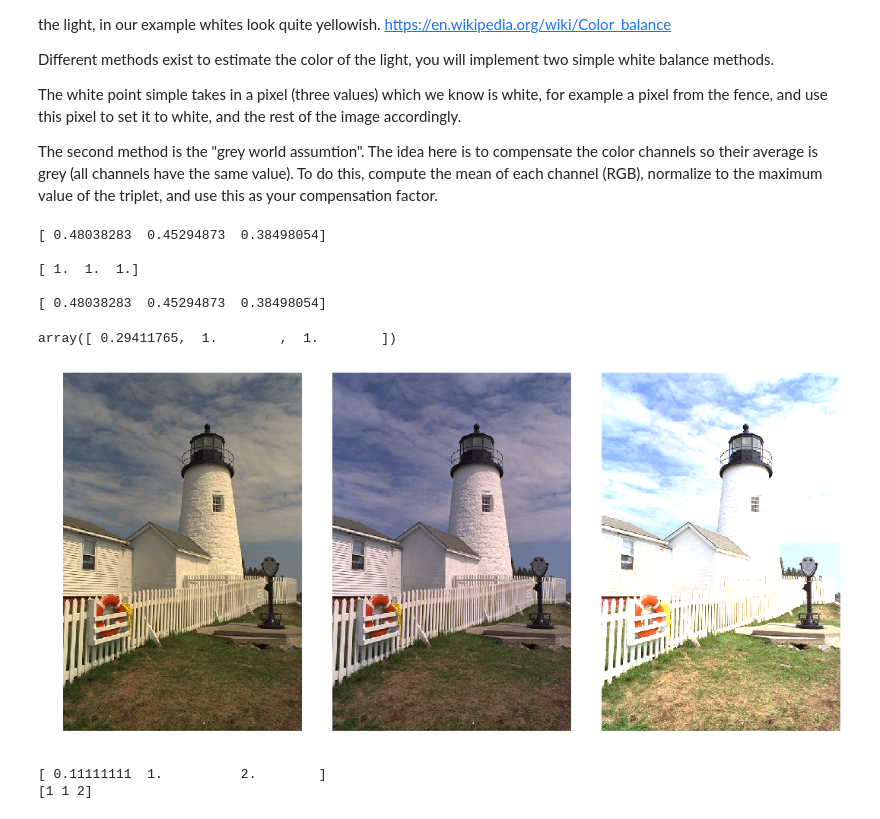
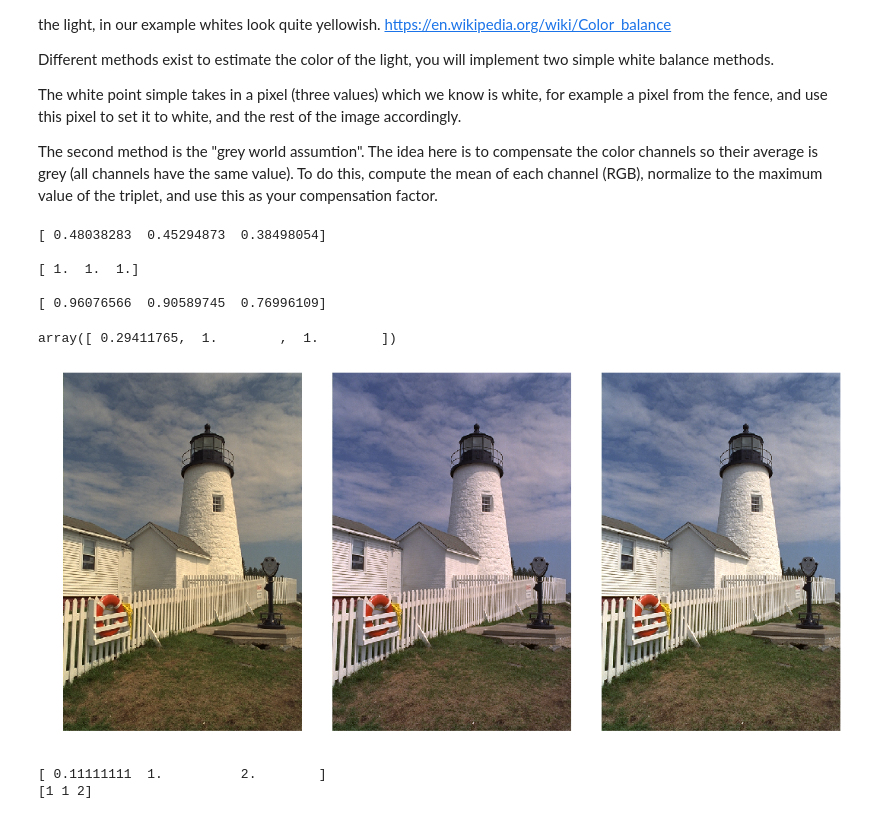
Before and after one commit to iCarrrot/CmpPh, a Jupyter notebook: Lab1/Lab 1.ipynb, the cells around one changed output. Cells and saved outputs as stored; diff of their text form; code cells hidden in the pictures.

```diff
--- a/Lab1/Lab 1.ipynb
+++ b/Lab1/Lab 1.ipynb
@@ -159,36 +159,36 @@ def white_balance_white_point(img, whitePoint):
 
 
 def white_balance_gray(img):
     av=np.average(np.average(img, axis=0), axis=0)
     maxa=np.amax(np.amax(img, axis=0),axis=0)
-    alfa=av/maxa
+    alfa=2*av/maxa #magiczny współczynnik '2'. dzięki któremu obraz jest 2 razy ciemniejszy
     print av, "\n\n", maxa, "\n\n", alfa
     for i in img:
         for j in range(0,len(i)):
             #print i[0]
             #try:
             i[j]/=alfa
 
             i[j]=np.clip(i[j],0.,1.)
     return img #!change accordingly
 
 im = ndimage.imread("data/lighthouse.png")/255.
 im1 = copy(im)
 im2=copy(im)
 im_wp = white_balance_white_point(im1,im1[309:310,348:349,:].flatten())#im[309:310,348:349,:].flatten()) #you can select a different pixel
 
 im_g = white_balance_gray(im2)
 
 show_images([im,im_wp,im_g],0.5)
 np.clip([ 0.29411765,  3.64705882 , 3.68627451],0.,1.)
 # %% [output]
 [ 0.48038283  0.45294873  0.38498054]
 
 [ 1.  1.  1.]
 
-[ 0.48038283  0.45294873  0.38498054]
+[ 0.96076566  0.90589745  0.76996109]
 array([ 0.29411765,  1.        ,  1.        ])
-[figure, old version]
+[figure, new version]
 # %%
 data=array([[[0, 1, 2],[0, 1, 2],[0, 1, 2]],
             [[0, 1, 2],[0, 1, 2],[0, 1, 2]],
```
